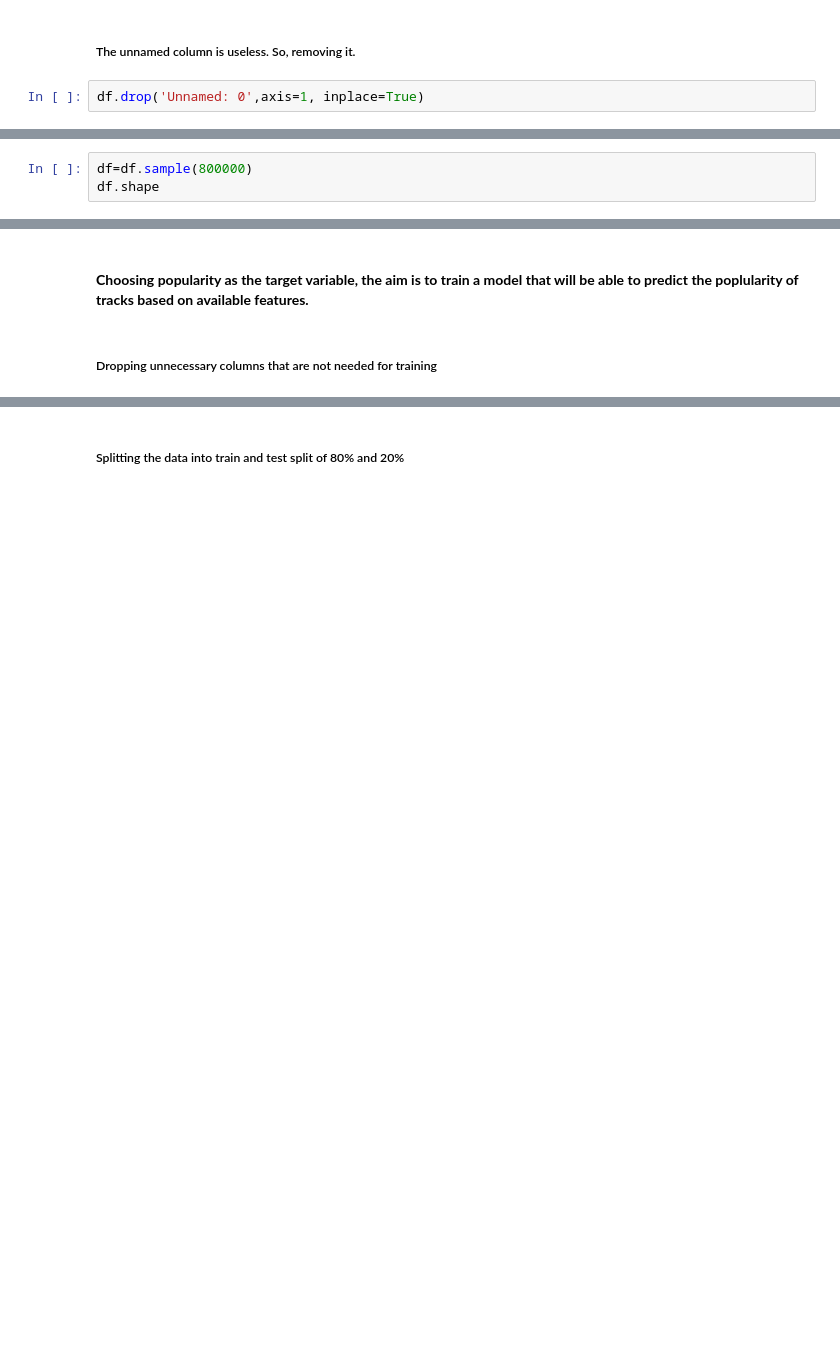
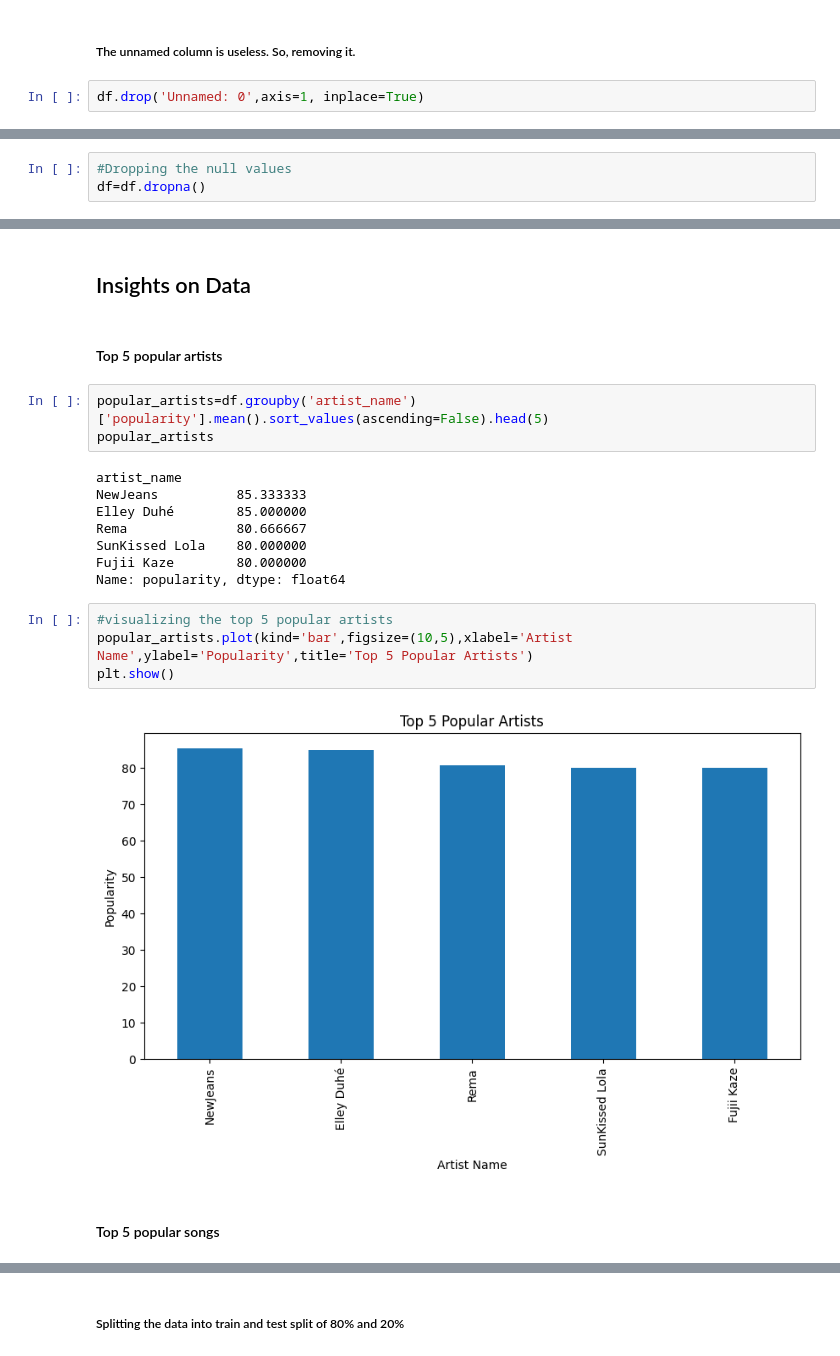
Before and after one commit to Abstract-Dex/Spotify-Data-Insights, a Jupyter notebook: main.ipynb, the cells around one changed output, grey strips where cells are left out. Saved outputs shown, nothing was run; the diff lists cells and outputs as text; blank space fills up the shorter version.

Commit message:
added more insights from the data

```diff
--- a/main.ipynb
+++ b/main.ipynb
@@ -18,3 +33,0 @@ df.head()
-# %%
-df=df.sample(800000)
-df.shape
@@ -28 +77,4 @@ df.info()
+# %%
+#Dropping the null values
+df=df.dropna()
 # %%
@@ -30,4 +100,23 @@ df.describe()
-# %% [markdown]
-#### **Choosing popularity as the target variable, the aim is to train a model that will be able to predict the poplularity of tracks based on available features.**
-# %% [markdown]
-##### Dropping unnecessary columns that are not needed for training
+# %% [markdown]
+## Insights on Data
+# %% [markdown]
+#### Top 5 popular artists
+# %%
+popular_artists=df.groupby('artist_name')['popularity'].mean().sort_values(ascending=False).head(5)
+popular_artists
+# %% [output]
+artist_name
+NewJeans          85.333333
+Elley Duhé        85.000000
+Rema              80.666667
+SunKissed Lola    80.000000
+Fujii Kaze        80.000000
+Name: popularity, dtype: float64
+# %%
+#visualizing the top 5 popular artists
+popular_artists.plot(kind='bar',figsize=(10,5),xlabel='Artist Name',ylabel='Popularity',title='Top 5 Popular Artists')
+plt.show()
+# %% [output]
+[figure, added]
+# %% [markdown]
+#### Top 5 popular songs
```
Also changed, not shown: parts of 34 cells of this notebook.
